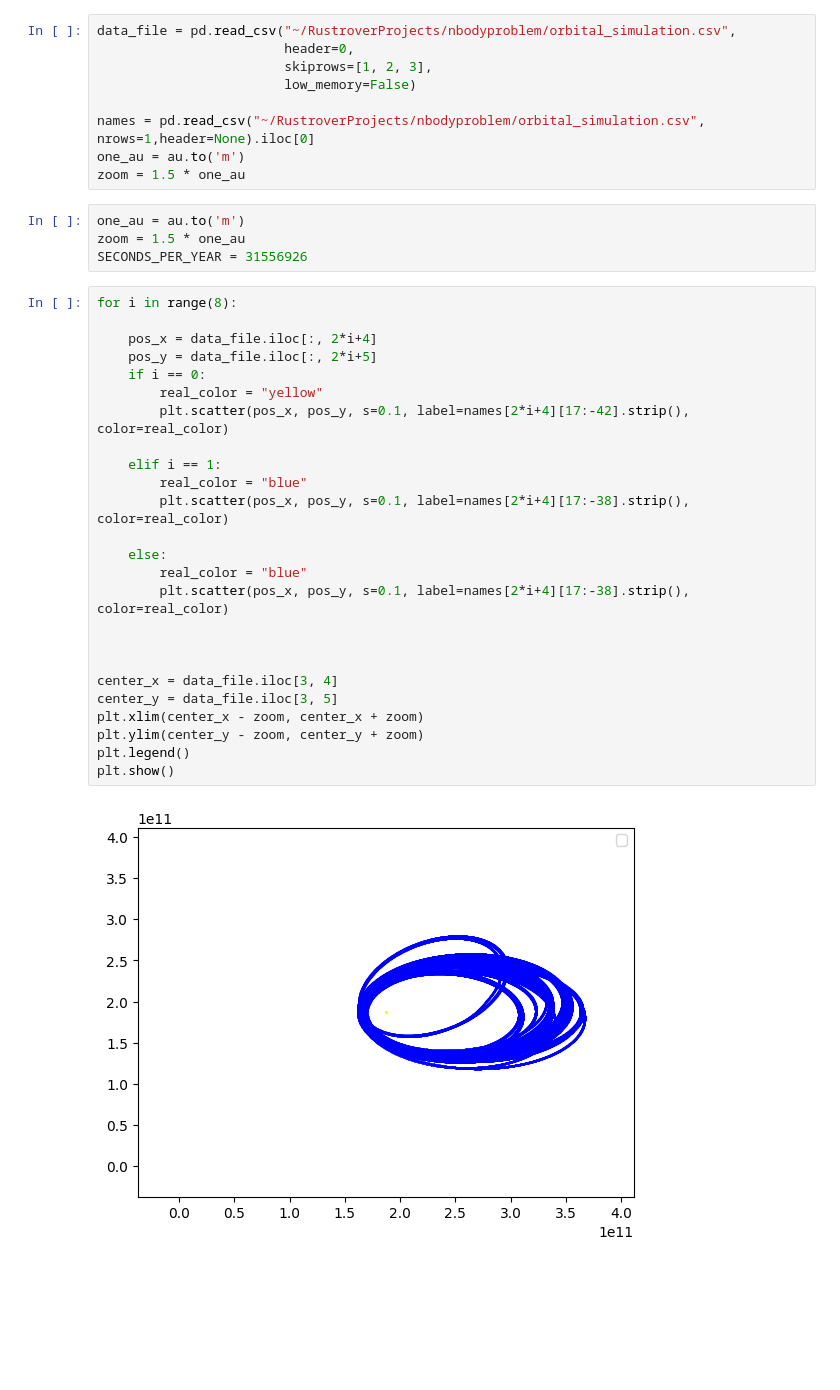
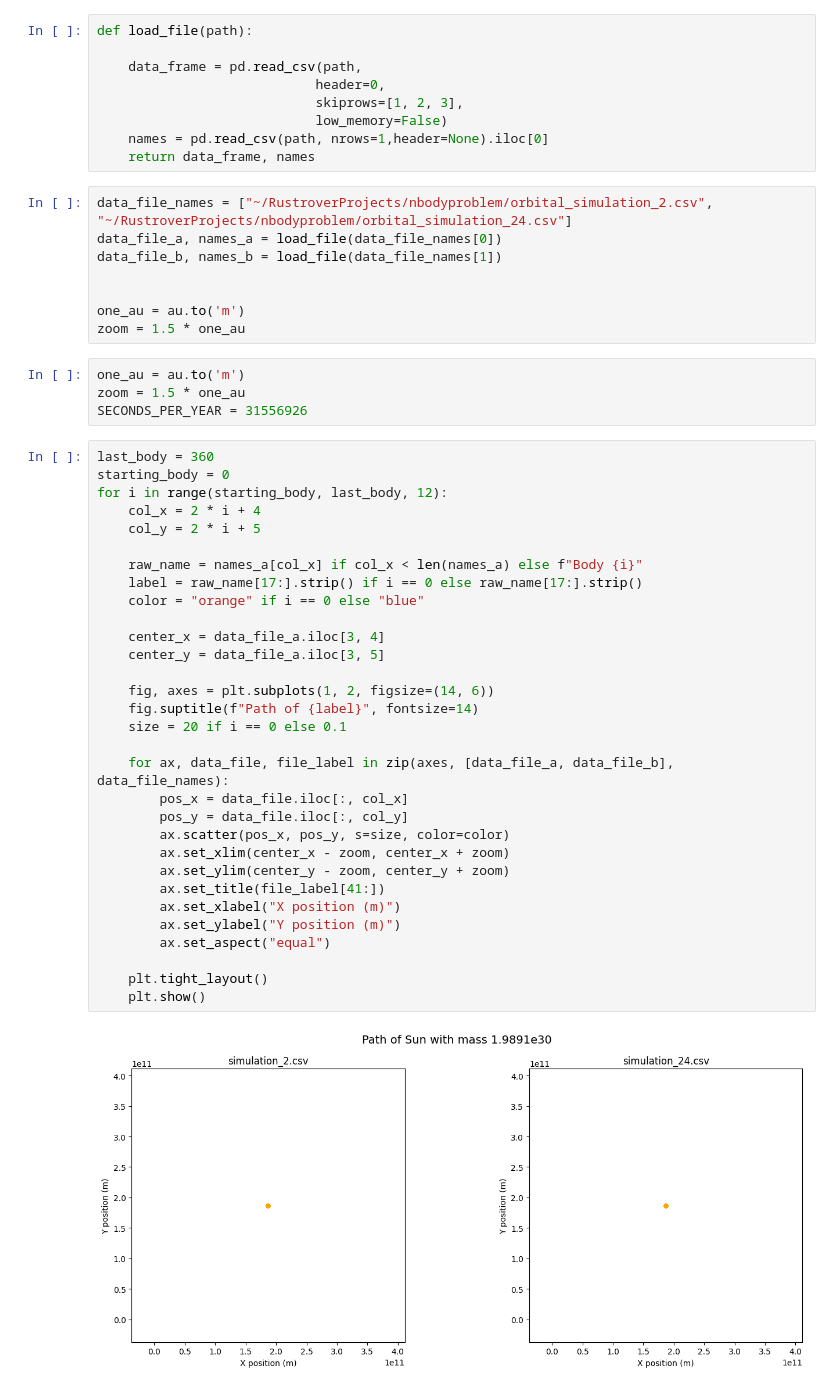
Before and after one commit to ilikepegasi/nbodyproblem, a Jupyter notebook: src/Grapher.ipynb, the cells around one changed output. Saved outputs shown, nothing was run; the diff lists cells and outputs as text; blank space fills up the shorter version.

```diff
--- a/src/Grapher.ipynb
+++ b/src/Grapher.ipynb
@@ -5,13 +5,21 @@ import csv
 import pandas as pd
 from astropy.units import au
 from numpy.polynomial import polynomial as P
+# %%
+def load_file(path):
+
+    data_frame = pd.read_csv(path,
+                            header=0,
+                            skiprows=[1, 2, 3],
+                            low_memory=False)
+    names = pd.read_csv(path, nrows=1,header=None).iloc[0]
+    return data_frame, names
 # %%
-data_file = pd.read_csv("~/RustroverProjects/nbodyproblem/orbital_simulation.csv",
-                        header=0,
-                        skiprows=[1, 2, 3],
-                        low_memory=False)
+data_file_names = ["~/RustroverProjects/nbodyproblem/orbital_simulation_2.csv", "~/RustroverProjects/nbodyproblem/orbital_simulation_24.csv"]
+data_file_a, names_a = load_file(data_file_names[0])
+data_file_b, names_b = load_file(data_file_names[1])
 
-names = pd.read_csv("~/RustroverProjects/nbodyproblem/orbital_simulation.csv", nrows=1,header=None).iloc[0]
+
 one_au = au.to('m')
 zoom = 1.5 * one_au
 # %%
@@ -19,29 +27,35 @@ one_au = au.to('m')
 zoom = 1.5 * one_au
 SECONDS_PER_YEAR = 31556926
 # %%
-for i in range(8):
+last_body = 360
+starting_body = 0
+for i in range(starting_body, last_body, 12):
+    col_x = 2 * i + 4
+    col_y = 2 * i + 5
 
-    pos_x = data_file.iloc[:, 2*i+4]
-    pos_y = data_file.iloc[:, 2*i+5]
-    if i == 0:
-        real_color = "yellow"
-        plt.scatter(pos_x, pos_y, s=0.1, label=names[2*i+4][17:-42].strip(), color=real_color)
+    raw_name = names_a[col_x] if col_x < len(names_a) else f"Body {i}"
+    label = raw_name[17:].strip() if i == 0 else raw_name[17:].strip()
+    color = "orange" if i == 0 else "blue"
 
-    elif i == 1:
-        real_color = "blue"
-        plt.scatter(pos_x, pos_y, s=0.1, label=names[2*i+4][17:-38].strip(), color=real_color)
+    center_x = data_file_a.iloc[3, 4]
+    center_y = data_file_a.iloc[3, 5]
 
-    else:
-        real_color = "blue"
-        plt.scatter(pos_x, pos_y, s=0.1, label=names[2*i+4][17:-38].strip(), color=real_color)
+    fig, axes = plt.subplots(1, 2, figsize=(14, 6))
+    fig.suptitle(f"Path of {label}", fontsize=14)
+    size = 20 if i == 0 else 0.1
 
+    for ax, data_file, file_label in zip(axes, [data_file_a, data_file_b], data_file_names):
+        pos_x = data_file.iloc[:, col_x]
+        pos_y = data_file.iloc[:, col_y]
+        ax.scatter(pos_x, pos_y, s=size, color=color)
+        ax.set_xlim(center_x - zoom, center_x + zoom)
+        ax.set_ylim(center_y - zoom, center_y + zoom)
+        ax.set_title(file_label[41:])
+        ax.set_xlabel("X position (m)")
+        ax.set_ylabel("Y position (m)")
+        ax.set_aspect("equal")
 
-
-center_x = data_file.iloc[3, 4]
-center_y = data_file.iloc[3, 5]
-plt.xlim(center_x - zoom, center_x + zoom)
-plt.ylim(center_y - zoom, center_y + zoom)
-plt.legend()
-plt.show()
+    plt.tight_layout()
+    plt.show()
 # %% [output]
-[figure, old version]
+[figure, new version]
```
Also changed, not shown: parts of 3 cells of this notebook, 5 other files.
